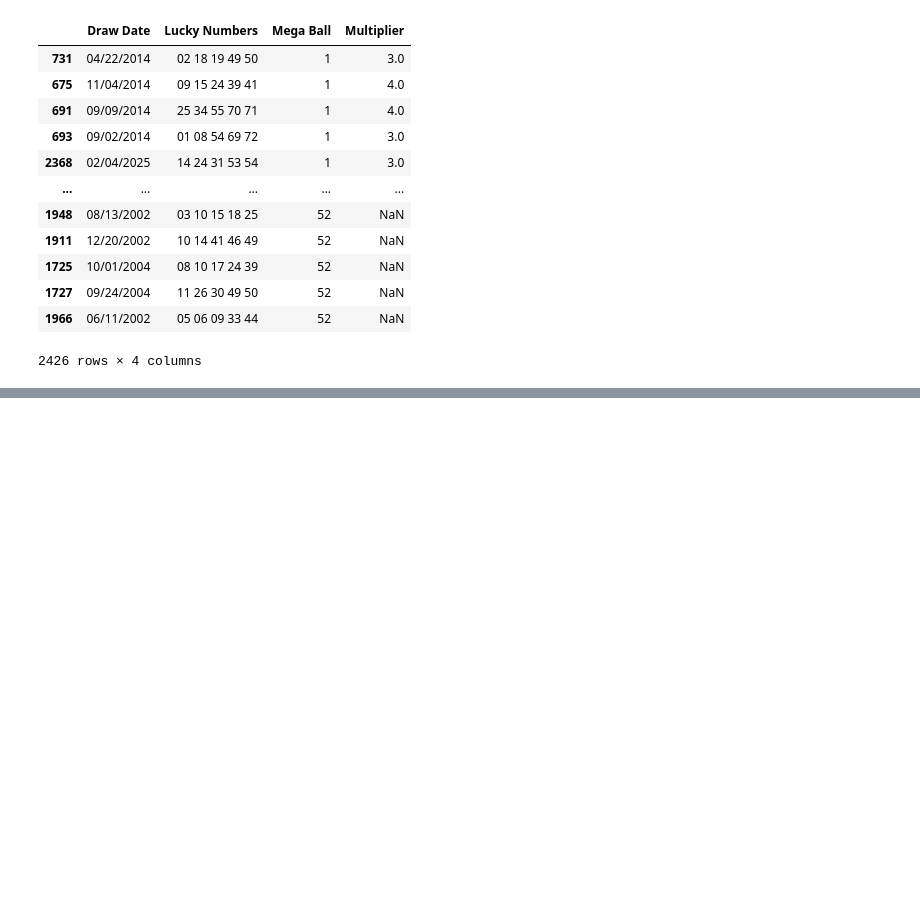
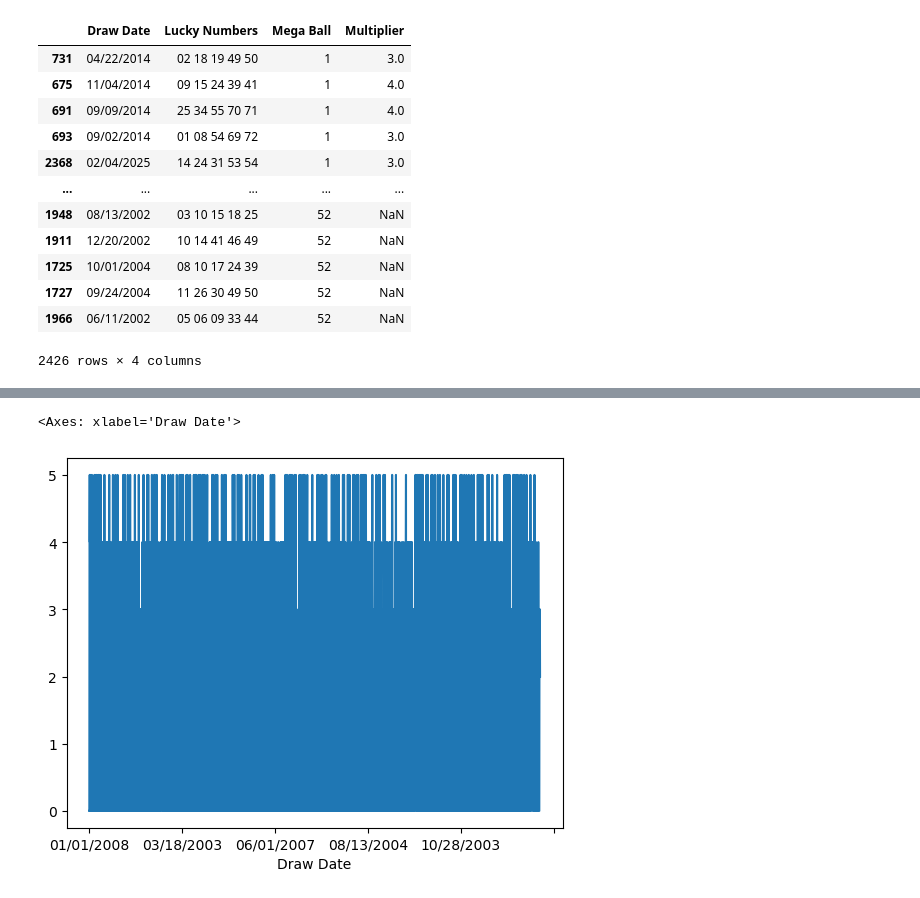
Before and after one commit to harmonnnii/IA-340, a Jupyter notebook: lab2.ipynb, the cells around one changed output, grey strips where cells are left out. Drawn from its saved outputs; the diff is of its cells as text; code cells hidden in the pictures; blank space fills up the shorter version.

```diff
--- a/lab2.ipynb
+++ b/lab2.ipynb
@@ -141,0 +162,3 @@ df.sort_values(by='Mega Ball')
+# %%
+sum_cases_by_date = df.groupby('Draw Date')['Multiplier'].sum()
+sum_cases_by_date.head()
@@ -141,0 +173,5 @@ df.sort_values(by='Mega Ball')
+# %%
+sum_cases_by_date.plot()
+# %% [output]
+<Axes: xlabel='Draw Date'>
+[figure, added]
```
Also changed, not shown: parts of 13 cells of this notebook.
